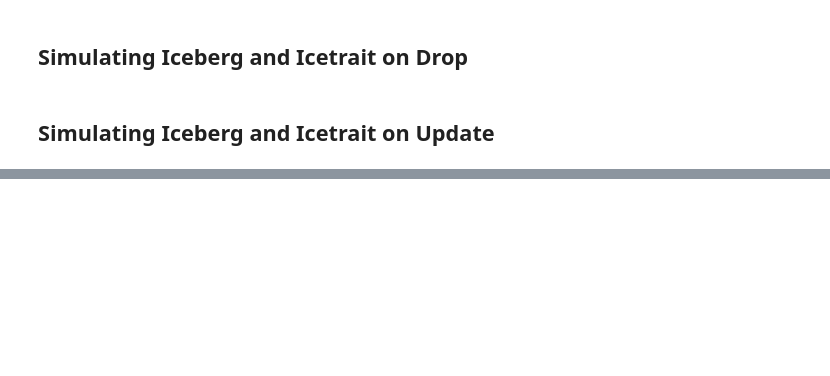
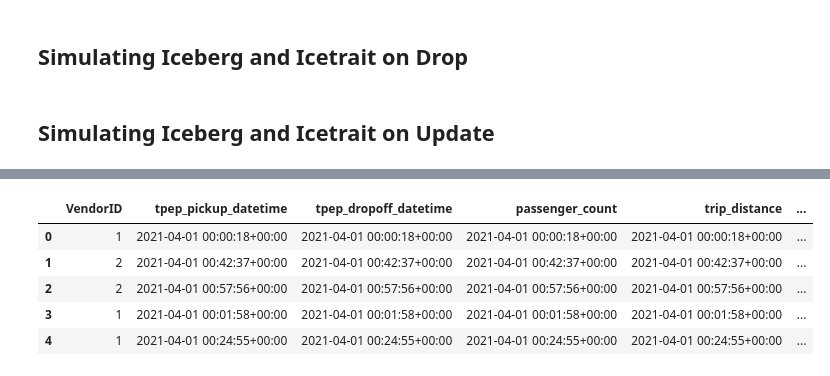
Before and after one commit to vibhatha/docker-spark-iceberg, a Jupyter notebook: spark/notebooks/icetrait_schema_evolution.ipynb, the cells around one changed output, grey strips where cells are left out. Drawn from its saved outputs; the diff is of its cells as text; code cells hidden in the pictures; blank space fills up the shorter version.

```diff
--- a/spark/notebooks/icetrait_schema_evolution.ipynb
+++ b/spark/notebooks/icetrait_schema_evolution.ipynb
@@ -190,0 +432,5 @@ assert iceberg_df.equals(df_duckdb_substrait)
+# %%
+select_query = "SELECT fare_amount as fare FROM nyc_demo.taxis_sample;"
+proto_bytes = con.get_substrait(select_query).fetchone()[0]
+editor = SubstraitPlanEditor(proto_bytes)
+editor.plan
@@ -190,0 +455,4 @@ assert iceberg_df.equals(df_duckdb_substrait)
+# %%
+wrapper = DuckdbSubstrait(proto_bytes, "default", "/home/iceberg/notebooks/s3", "nyc_demo")
+wrapper.update_named_table_with_schema()
+wrapper.update_with_local_file_paths()
@@ -190,0 +477,11 @@ assert iceberg_df.equals(df_duckdb_substrait)
+# %%
+res = wrapper.execute()
+# %%
+res.to_df().head()
+# %% [output]
+|  | VendorID | tpep_pickup_datetime | tpep_dropoff_datetime | passenger_count | trip_distance | ... |
+| 0 | 1 | 2021-04-01 00:00:18+00:00 | 2021-04-01 00:00:18+00:00 | 2021-04-01 00:00:18+00:00 | 2021-04-01 00:00:18+00:00 | ... |
+| 1 | 2 | 2021-04-01 00:42:37+00:00 | 2021-04-01 00:42:37+00:00 | 2021-04-01 00:42:37+00:00 | 2021-04-01 00:42:37+00:00 | ... |
+| 2 | 2 | 2021-04-01 00:57:56+00:00 | 2021-04-01 00:57:56+00:00 | 2021-04-01 00:57:56+00:00 | 2021-04-01 00:57:56+00:00 | ... |
+| 3 | 1 | 2021-04-01 00:01:58+00:00 | 2021-04-01 00:01:58+00:00 | 2021-04-01 00:01:58+00:00 | 2021-04-01 00:01:58+00:00 | ... |
+| 4 | 1 | 2021-04-01 00:24:55+00:00 | 2021-04-01 00:24:55+00:00 | 2021-04-01 00:24:55+00:00 | 2021-04-01 00:24:55+00:00 | ... |
```
Also changed, not shown: parts of 34 cells of this notebook.
